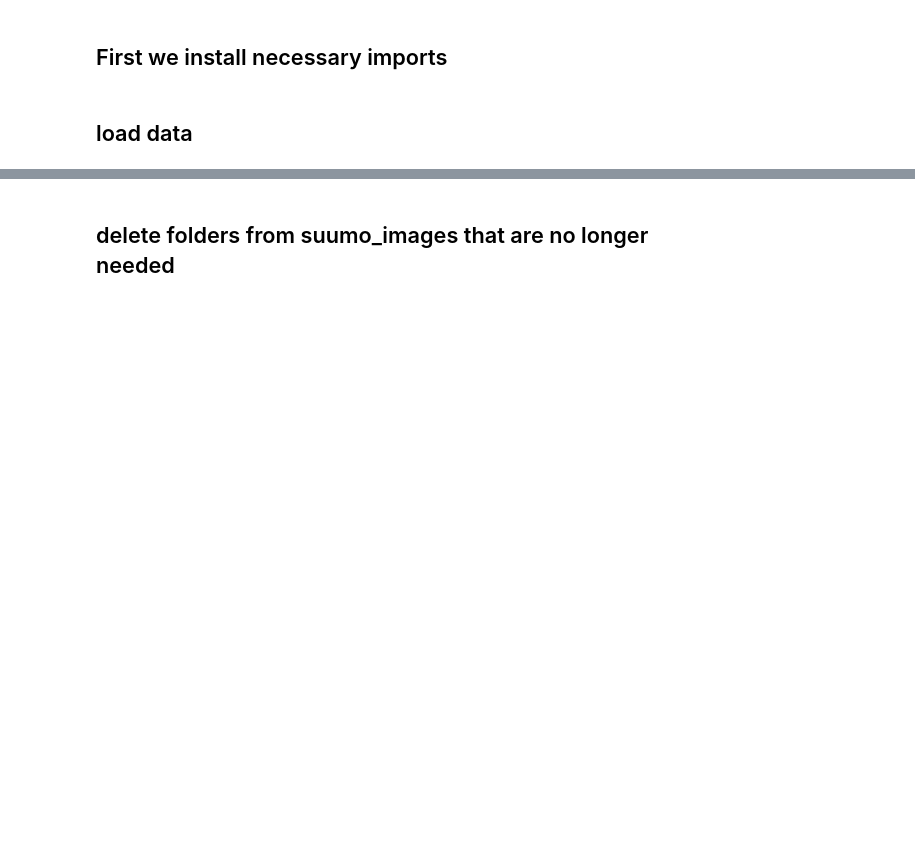
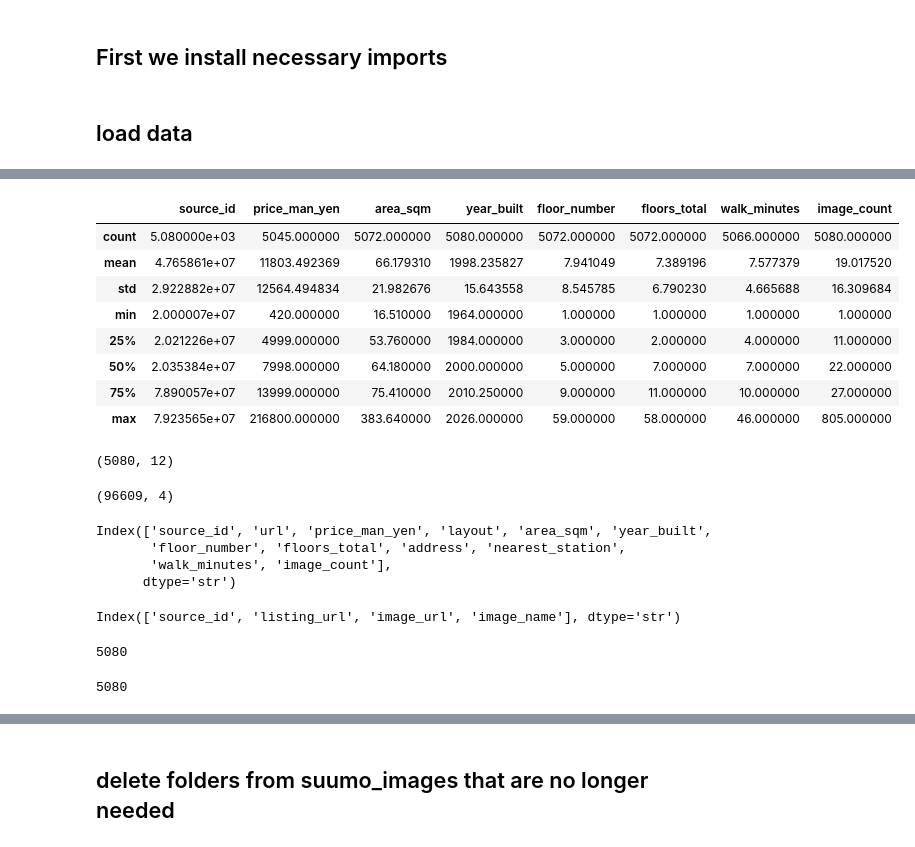
Before and after one commit to katiarojas87/final-project, a Jupyter notebook: preprocess.ipynb, the cells around one changed output, grey strips where cells are left out. Saved outputs shown, nothing was run; the diff lists cells and outputs as text; code cells hidden in the pictures; blank space fills up the shorter version.

```diff
--- a/preprocess.ipynb
+++ b/preprocess.ipynb
@@ -50,0 +55,39 @@ images_data
+# %%
+listing_data.describe()
+# %% [output]
+|  | source_id | price_man_yen | area_sqm | year_built | floor_number | floors_total | walk_minutes | image_count |
+| count | 5.080000e+03 | 5045.000000 | 5072.000000 | 5080.000000 | 5072.000000 | 5072.000000 | 5066.000000 | 5080.000000 |
+| mean | 4.765861e+07 | 11803.492369 | 66.179310 | 1998.235827 | 7.941049 | 7.389196 | 7.577379 | 19.017520 |
+| std | 2.922882e+07 | 12564.494834 | 21.982676 | 15.643558 | 8.545785 | 6.790230 | 4.665688 | 16.309684 |
+| min | 2.000007e+07 | 420.000000 | 16.510000 | 1964.000000 | 1.000000 | 1.000000 | 1.000000 | 1.000000 |
+| 25% | 2.021226e+07 | 4999.000000 | 53.760000 | 1984.000000 | 3.000000 | 2.000000 | 4.000000 | 11.000000 |
+| 50% | 2.035384e+07 | 7998.000000 | 64.180000 | 2000.000000 | 5.000000 | 7.000000 | 7.000000 | 22.000000 |
+| 75% | 7.890057e+07 | 13999.000000 | 75.410000 | 2010.250000 | 9.000000 | 11.000000 | 10.000000 | 27.000000 |
+| max | 7.923565e+07 | 216800.000000 | 383.640000 | 2026.000000 | 59.000000 | 58.000000 | 46.000000 | 805.000000 |
+# %%
+listing_data.shape
+# %% [output]
+(5080, 12)
+# %%
+images_data.shape
+# %% [output]
+(96609, 4)
+# %%
+listing_data.columns
+# %% [output]
+Index(['source_id', 'url', 'price_man_yen', 'layout', 'area_sqm', 'year_built',
+       'floor_number', 'floors_total', 'address', 'nearest_station',
+       'walk_minutes', 'image_count'],
+      dtype='str')
+# %%
+images_data.columns
+# %% [output]
+Index(['source_id', 'listing_url', 'image_url', 'image_name'], dtype='str')
+# %%
+listing_data.source_id.nunique()
+# %% [output]
+5080
+# %%
+images_data.source_id.nunique()
+# %% [output]
+5080
```
Also changed, not shown: parts of 17 cells of this notebook, 1 other file.
